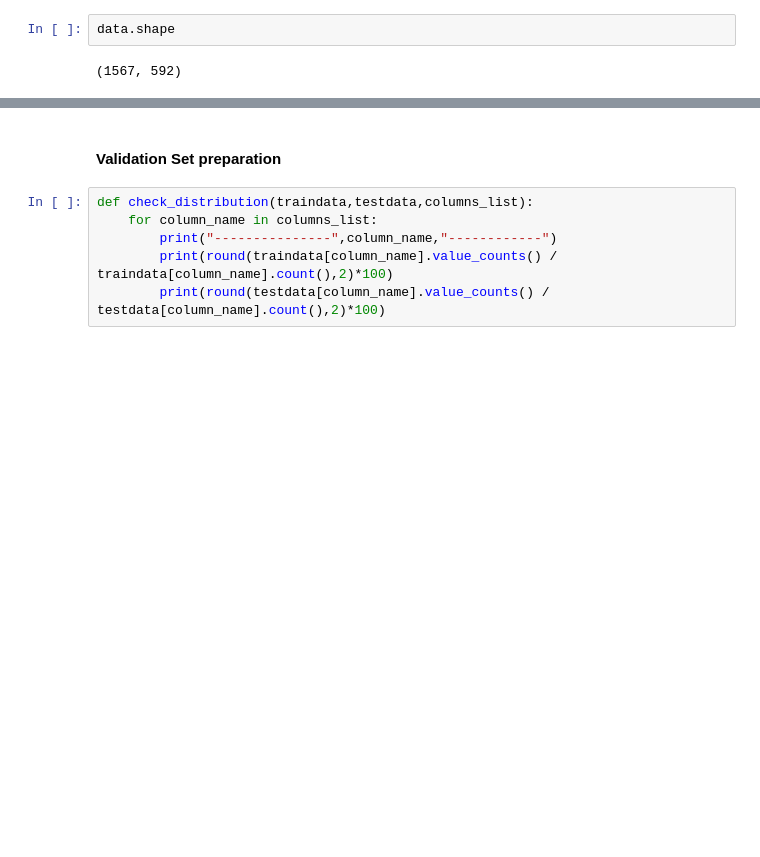
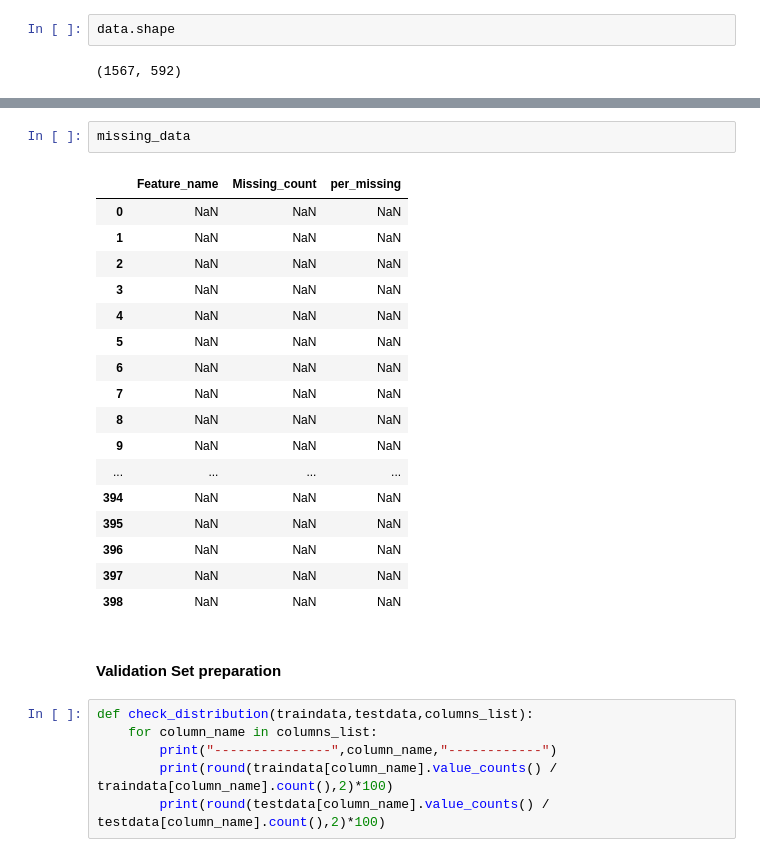
Before and after one commit to baalasangar/MLAI, a Jupyter notebook: 07_FeatureEngineering/Assignment/FeatureEngineering.ipynb, the cells around one changed output, grey strips where cells are left out. Drawn from its saved outputs; the diff is of its cells as text; blank space fills up the shorter version.

```diff
--- a/07_FeatureEngineering/Assignment/FeatureEngineering.ipynb
+++ b/07_FeatureEngineering/Assignment/FeatureEngineering.ipynb
@@ -95,3 +140,23 @@ Name: Target, dtype: float64
+# %%
+missing_data
+# %% [output]
+|  | Feature_name | Missing_count | per_missing |
+| 0 | NaN | NaN | NaN |
+| 1 | NaN | NaN | NaN |
+| 2 | NaN | NaN | NaN |
+| 3 | NaN | NaN | NaN |
+| 4 | NaN | NaN | NaN |
+| 5 | NaN | NaN | NaN |
+| 6 | NaN | NaN | NaN |
+| 7 | NaN | NaN | NaN |
+| 8 | NaN | NaN | NaN |
+| 9 | NaN | NaN | NaN |
+| ... | ... | ... | ... |
+| 394 | NaN | NaN | NaN |
+| 395 | NaN | NaN | NaN |
+| 396 | NaN | NaN | NaN |
+| 397 | NaN | NaN | NaN |
+| 398 | NaN | NaN | NaN |
 # %% [markdown]
 #### Validation Set preparation
 # %%
```
Also changed, not shown: parts of 19 cells of this notebook.
